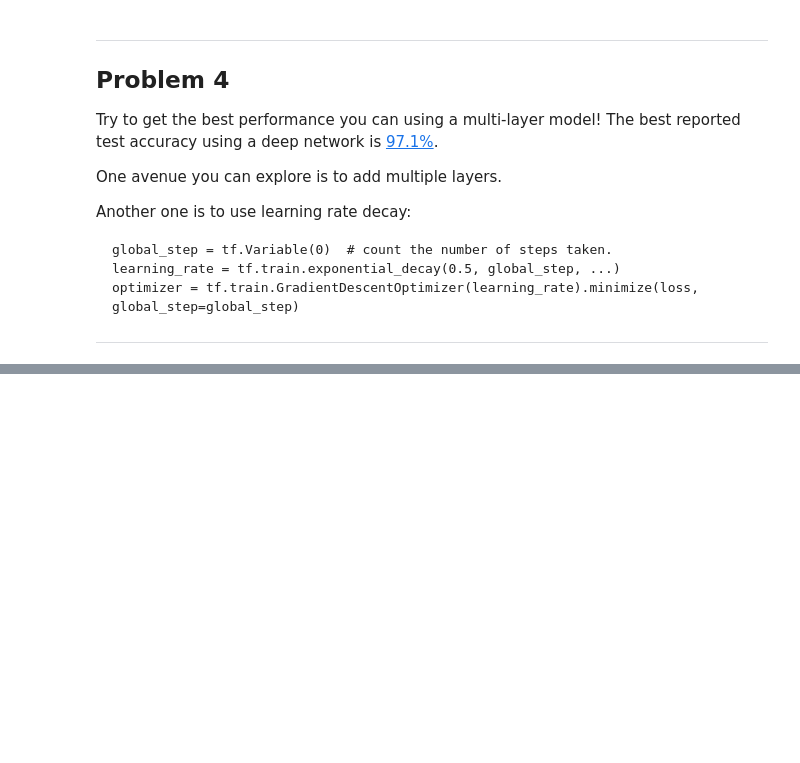
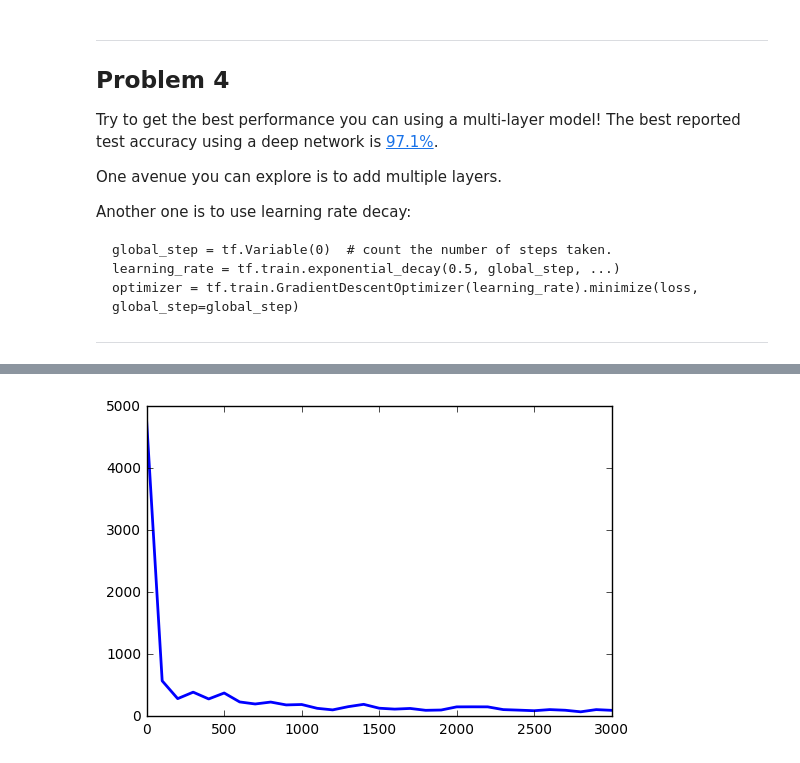
Before and after one commit to saulugo/dl_udacity, a Jupyter notebook: 3_regularization.ipynb, the cells around one changed output, grey strips where cells are left out. Drawn from its saved outputs; the diff is of its cells as text; code cells hidden in the pictures; blank space fills up the shorter version.

```diff
--- a/3_regularization.ipynb
+++ b/3_regularization.ipynb
@@ -1025,0 +1095,20 @@ Test accuracy: 10.0
+# %%
+def multilayer_p2(x, weights, biases):
+    '''
+    x: tf array with the training examples
+    weights: dictionary with the tensors containing the weights for each layer
+    biases: dictionary with the tensors containing the biases for each layer
+    '''
+    #h1 layer z = XW + b
+    h1_layer = tf.add(tf.matmul(x,weights['h1']), biases['b1'])
+    #h1 layer activation function relu(z)
+    h1_layer = tf.nn.relu(h1_layer)
+    #output layer (no activation needed after output layer)
+
+    h2_layer = tf.add(tf.matmul(h1_layer,weights['h2']), biases['b2'])
+    h2_layer = tf.nn.relu(h2_layer)
+
+    out_layer = tf.add(tf.matmul(h2_layer,weights['out']), biases['out'])
+
+    #we return the values predicted by the network in the output layer
+    return out_layer
@@ -1025,0 +1192,49 @@ Test accuracy: 10.0
+# %%
+%matplotlib inline
+
+import matplotlib.pyplot as plt
+
+mycost = []
+epoch = []
+
+
+with tf.Session(graph=graph) as session:
+    # This is a one-time operation which ensures the parameters get initialized as
+    # we described in the graph: random weights for the matrix, zeros for the
+    # biases.
+    tf.initialize_all_variables().run()
+    print('Initialized')
+    for step in range(num_steps):
+        # Run the computations. We tell .run() that we want to run the optimizer,
+        # and get the loss value and the training predictions returned as numpy
+        # arrays.
+
+        #learning_rate = tf.train.exponential_decay(initial_learning_rate,global_step,decay_steps=decay_steps, decay_rate=decay_rate)
+
+        #calculate the offset for the mini-batch
+        offset = (step * batch_size) % (train_labels.shape[0] - batch_size)
+
+        #generate the mini-batch
+        batch_data = train_dataset[offset:(offset+batch_size), :]
+        batch_labels = train_labels[offset:(offset+batch_size), :]
+
+        # Prepare a dictionary telling the session where to feed the minibatch.
+        # The key of the dictionary is the placeholder node of the graph to be fed,
+        # and the value is the numpy array to feed to it.
+        feed_dict = {tf_train_dataset : batch_data,
+                     tf_train_labels : batch_labels}
+
+        _, l, predictions,_,lr = session.run([optimizer, loss, train_prediction, increment_global_step_op,learning_rate], feed_dict=feed_dict)
+
+
+        if (step % display_step == 0):
+            mycost.append(l)
+            epoch.append(step)
+            print("Minibatch loss at step {}: {}".format(step,l))
+            print("Minibatch learning rate {}".format(lr))
+            print("Minibatch accuracy: {}".format(accuracy(predictions,batch_labels)))
+            print("Validation accuracy: {}".format(accuracy(valid_prediction.eval(), valid_labels)))
+    print("Test accuracy: {}".format(accuracy(test_prediction.eval(),test_labels)))
+
+    plt.plot(epoch,mycost,linewidth=2)
+# %% [output]
@@ -1025,0 +1258 @@ Test accuracy: 10.0
+[figure, added]
```
Also changed, not shown: parts of 20 cells of this notebook.
